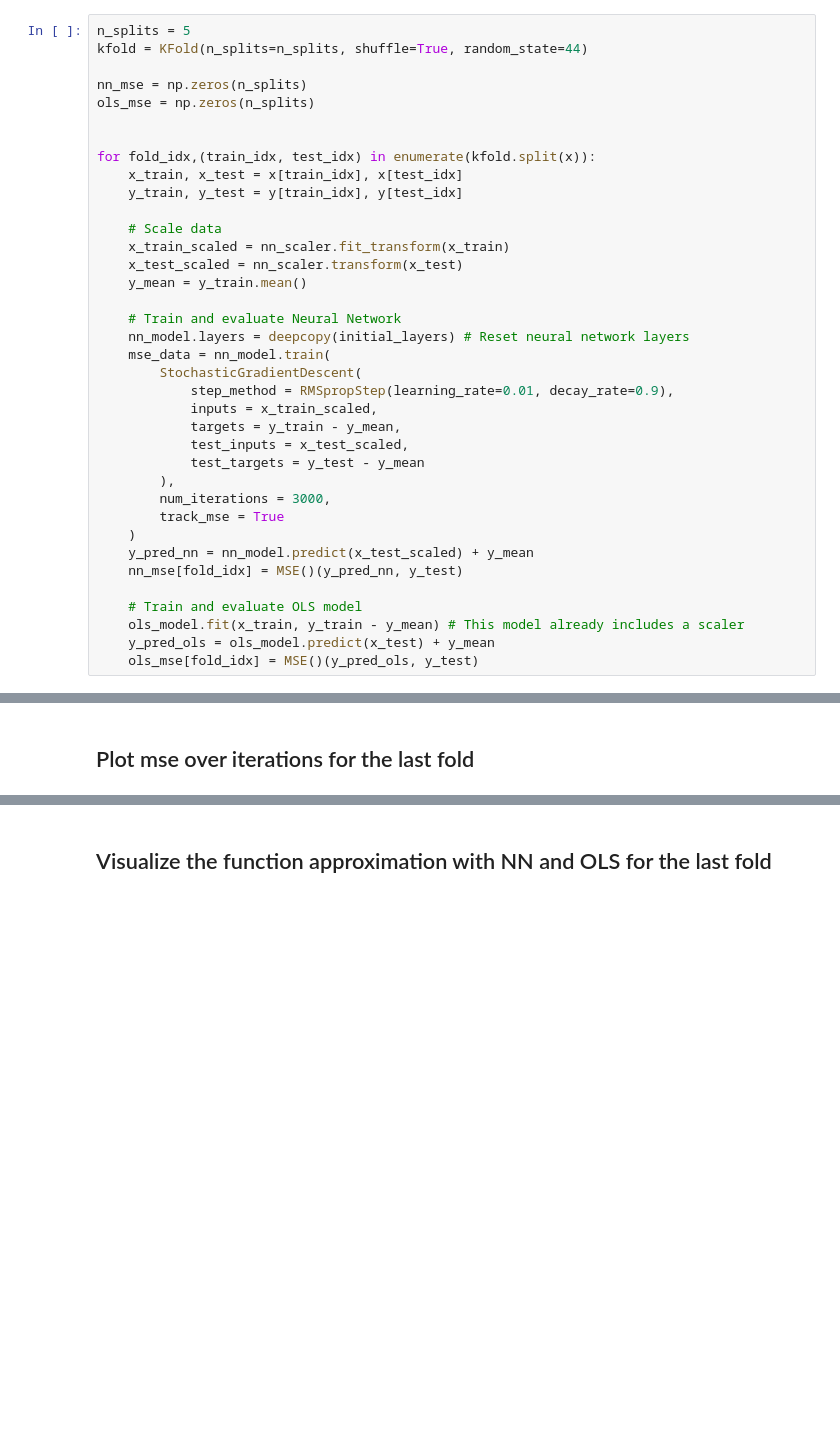
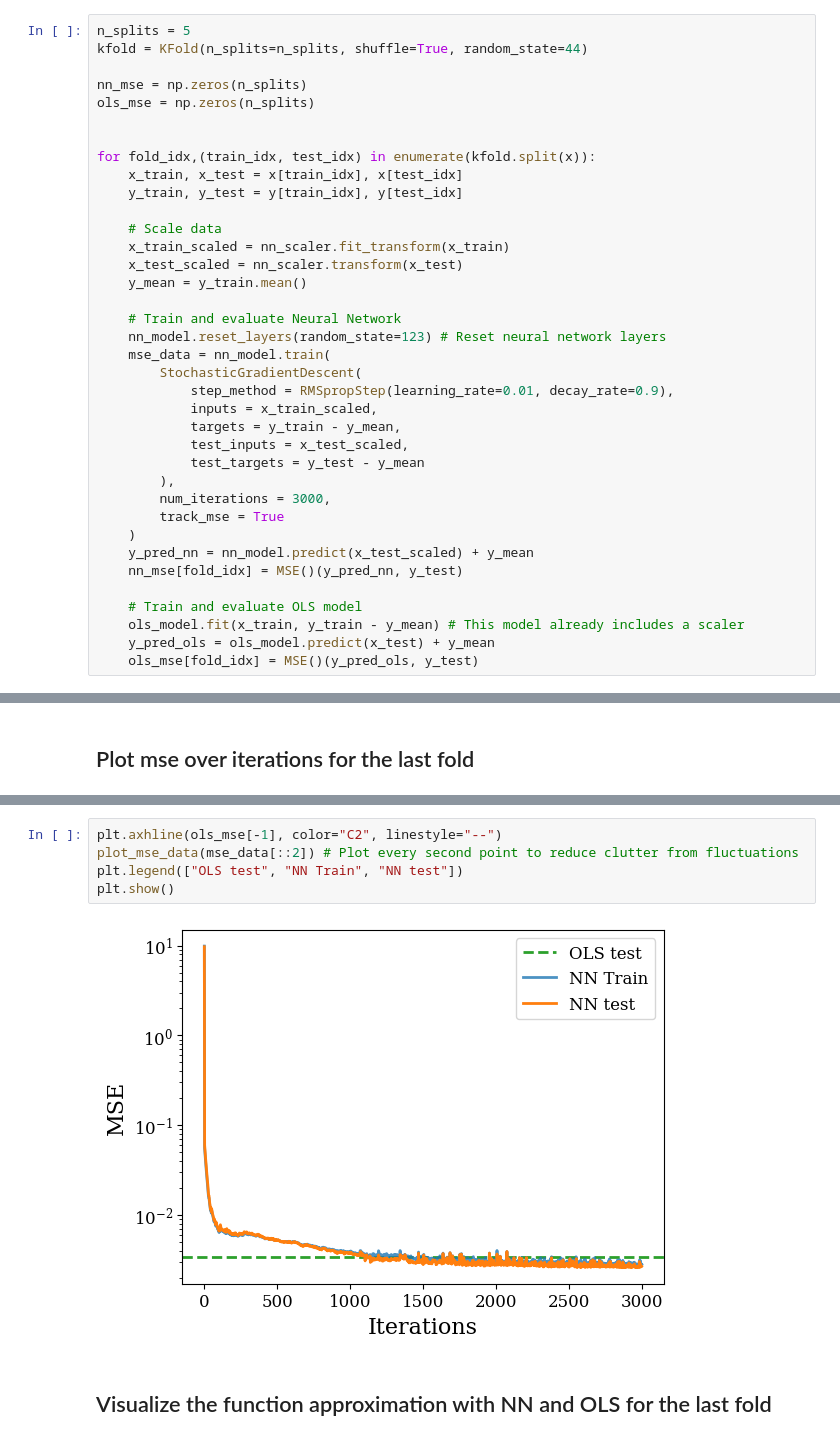
Before and after one commit to HeineEH/FYS-STK3155_Project2, a Jupyter notebook: code/exercise_2b.ipynb, the cells around one changed output, grey strips where cells are left out. Saved outputs shown, nothing was run; the diff lists cells and outputs as text; blank space fills up the shorter version.

```diff
--- a/code/exercise_2b.ipynb
+++ b/code/exercise_2b.ipynb
@@ -73,7 +69,7 @@ for fold_idx,(train_idx, test_idx) in enumerate(kfold.split(x)):
     y_mean = y_train.mean()
 
     # Train and evaluate Neural Network
-    nn_model.layers = deepcopy(initial_layers) # Reset neural network layers
+    nn_model.reset_layers(random_state=123) # Reset neural network layers
     mse_data = nn_model.train(
         StochasticGradientDescent(
             step_method = RMSpropStep(learning_rate=0.01, decay_rate=0.9),
@@ -108,3 +99,10 @@ plt.show()
+# %%
+plt.axhline(ols_mse[-1], color="C2", linestyle="--")
+plot_mse_data(mse_data[::2]) # Plot every second point to reduce clutter from fluctuations
+plt.legend(["OLS test", "NN Train", "NN test"])
+plt.show()
+# %% [output]
+[figure, added]
 # %% [markdown]
 ## Visualize the function approximation with NN and OLS for the last fold
 # %%
```
Also changed, not shown: parts of 10 cells of this notebook, 2 other files.
